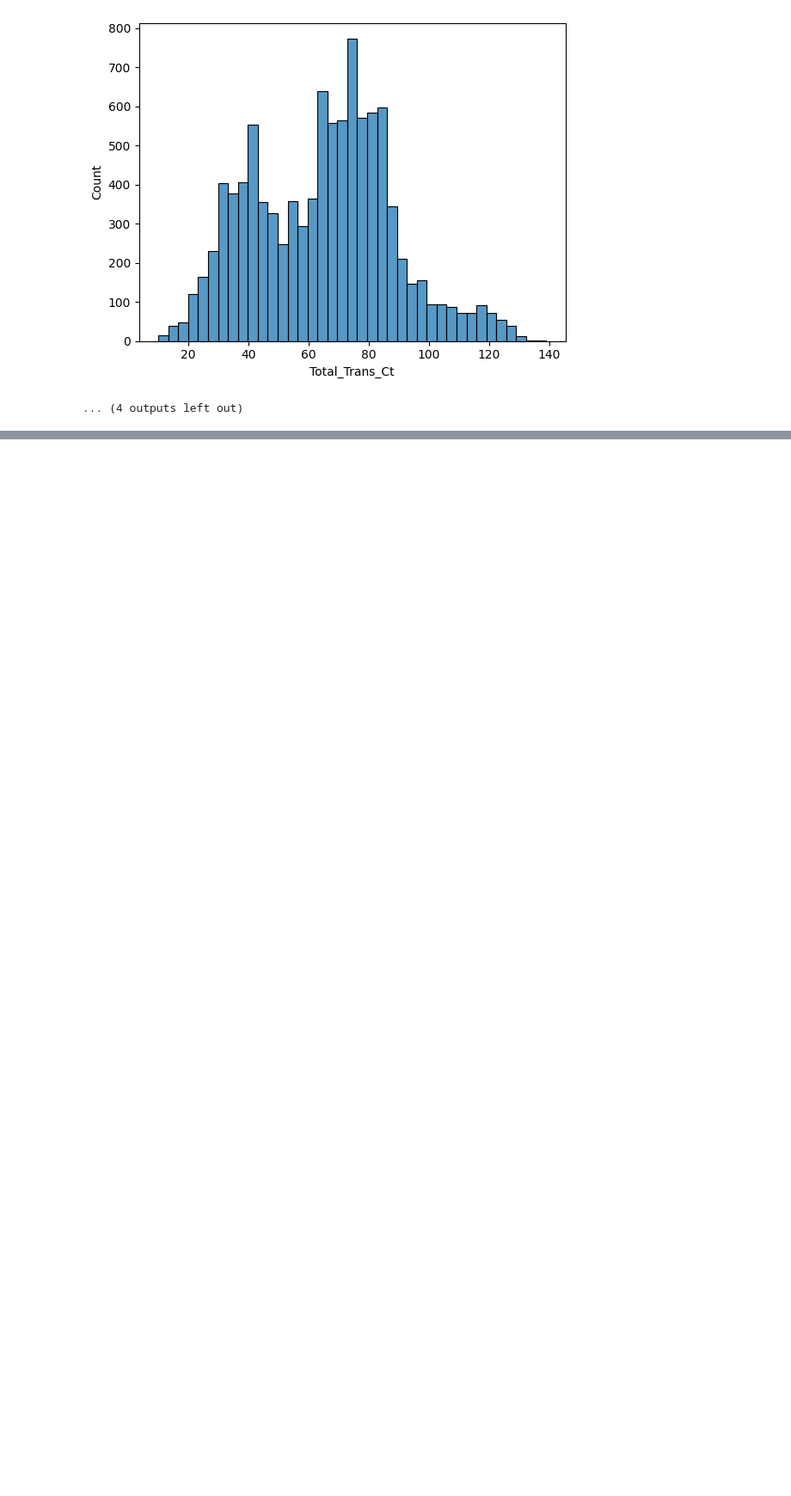
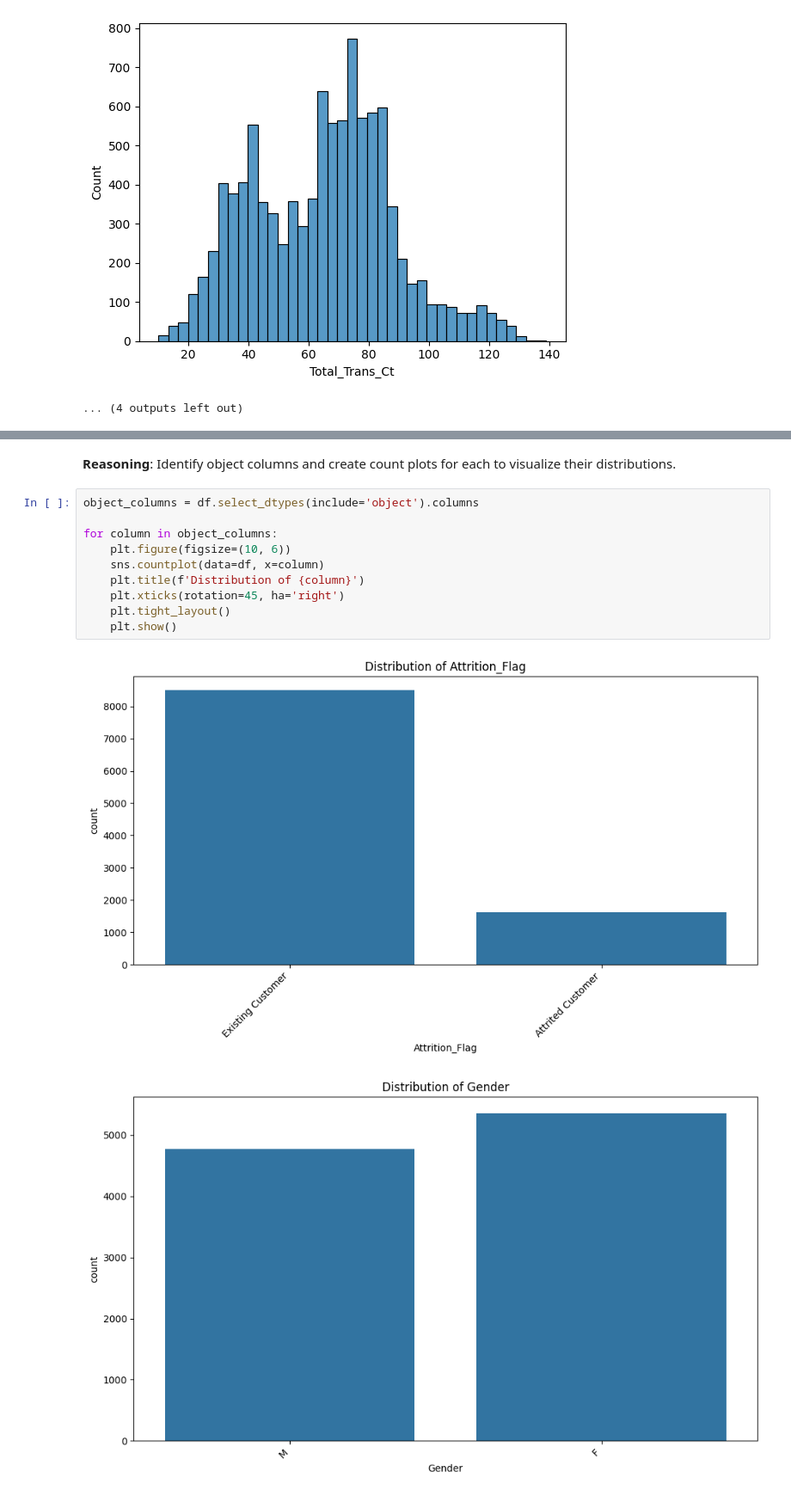
Before and after one commit to Grace-1420/BankChurners, a Jupyter notebook: BankChurners.ipynb, the cells around one changed output, grey strips where cells are left out. Shown at 86% size. Cells and saved outputs as stored; diff of their text form; blank space fills up the shorter version.

```diff
--- a/BankChurners.ipynb
+++ b/BankChurners.ipynb
@@ -171,0 +180,16 @@ for i in numeric_columns:
+# %% [markdown]
+**Reasoning**:
+Identify object columns and create count plots for each to visualize their distributions.
+# %%
+object_columns = df.select_dtypes(include='object').columns
+
+for column in object_columns:
+    plt.figure(figsize=(10, 6))
+    sns.countplot(data=df, x=column)
+    plt.title(f'Distribution of {column}')
+    plt.xticks(rotation=45, ha='right')
+    plt.tight_layout()
+    plt.show()
+# %% [output]
+[figure, added]
+[figure, added]
```
Also changed, not shown: parts of 18 cells of this notebook.
